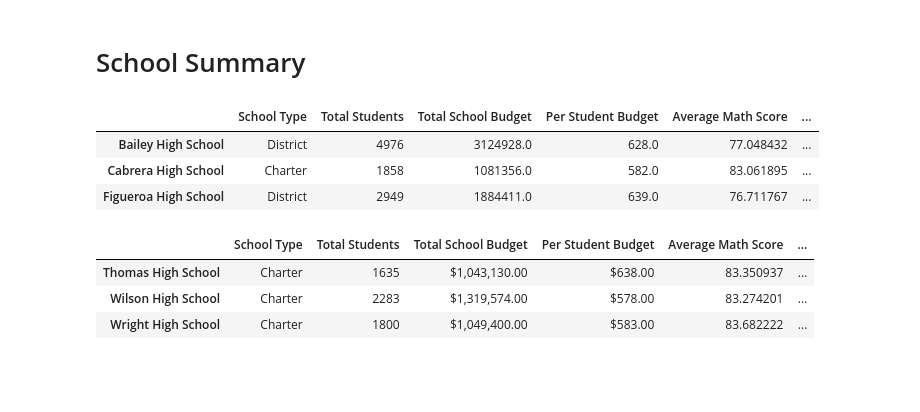
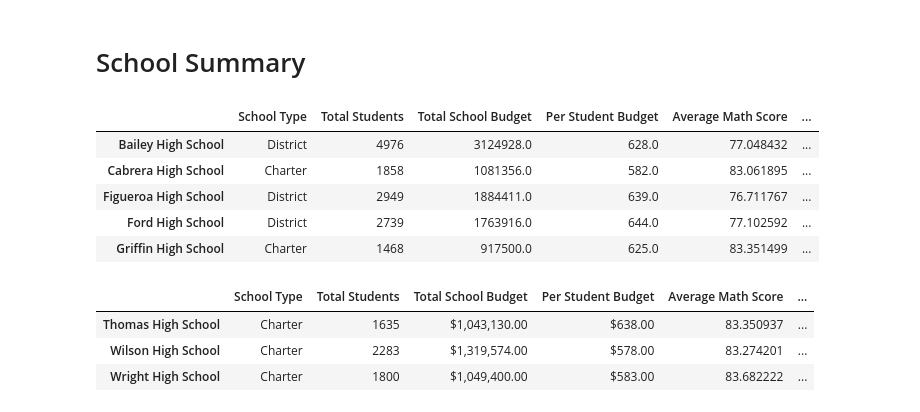
Before and after one commit to nucrew67/School_District_Analysis1, a Jupyter notebook: Mod4_Challenge/PyCitySchools_Challenge.ipynb, the cells around one changed output. Saved outputs shown, nothing was run; the diff lists cells and outputs as text; code cells hidden in the pictures; blank space fills up the shorter version.

```diff
--- a/Mod4_Challenge/PyCitySchools_Challenge.ipynb
+++ b/Mod4_Challenge/PyCitySchools_Challenge.ipynb
@@ -208,23 +208,25 @@ per_overall_passing_percentage = per_passing_math_reading / per_school_counts *
 # %%
 # Create the DataFrame
 per_school_summary_df = pd.DataFrame({
     "School Type": per_school_types,
     "Total Students": per_school_counts,
     "Total School Budget": per_school_budget,
     "Per Student Budget": per_school_capita,
     "Average Math Score": per_school_math,
     "Average Reading Score": per_school_reading,
     "% Passing Math": per_school_passing_math,
     "% Passing Reading": per_school_passing_reading,
     "% Overall Passing": per_overall_passing_percentage})
 
 
-per_school_summary_df.head(3)
+per_school_summary_df.head(5)
 # %% [output]
 |  | School Type | Total Students | Total School Budget | Per Student Budget | Average Math Score | ... |
 | Bailey High School | District | 4976 | 3124928.0 | 628.0 | 77.048432 | ... |
 | Cabrera High School | Charter | 1858 | 1081356.0 | 582.0 | 83.061895 | ... |
 | Figueroa High School | District | 2949 | 1884411.0 | 639.0 | 76.711767 | ... |
+| Ford High School | District | 2739 | 1763916.0 | 644.0 | 77.102592 | ... |
+| Griffin High School | Charter | 1468 | 917500.0 | 625.0 | 83.351499 | ... |
 # %%
 # Format the Total School Budget and the Per Student Budget
 per_school_summary_df["Total School Budget"] = per_school_summary_df["Total School Budget"].map("${:,.2f}".format)
```
Also changed, not shown: parts of 7 cells of this notebook, 2 other files.
